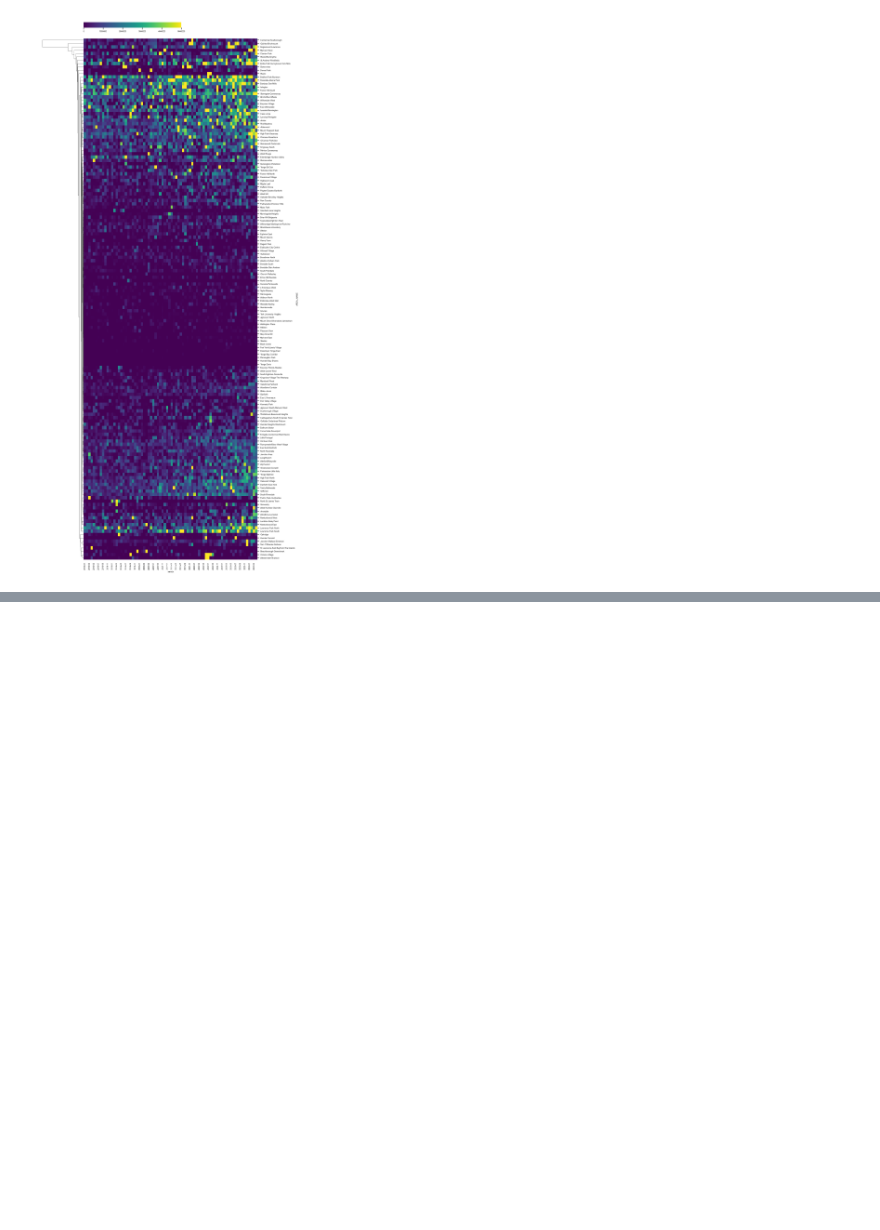
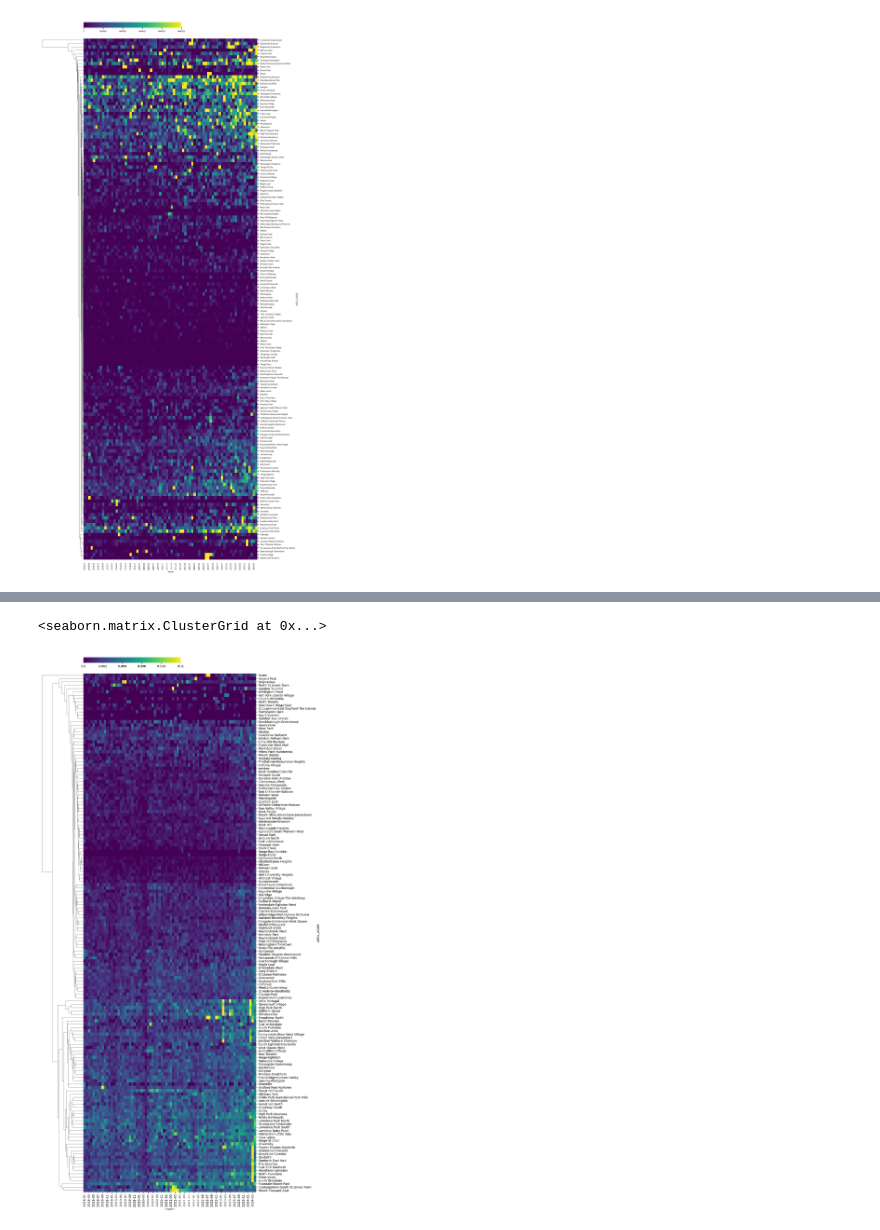
Before and after one commit to nptorres/tor-bp-project, a Jupyter notebook: scripts/eda-tor-bp.ipynb, the cells around one changed output, grey strips where cells are left out. Drawn from its saved outputs; the diff is of its cells as text; code cells hidden in the pictures; blank space fills up the shorter version.

Commit message:
add analysis for permit costs vs neighbourhood, monthly

```diff
--- a/scripts/eda-tor-bp.ipynb
+++ b/scripts/eda-tor-bp.ipynb
@@ -459,8 +459,13 @@ def clustermap(plotdata=pd.DataFrame, method:str = "weighted", cmap:str = "virid
         X_TICK_POS = [0, 10, 20, 30, 40, 50]
         X_TICK_LAB = ["0", "10", "20", "30", "40", "50+"]
     else:
-        DIFF = int(float(vmax)/5)
-        X_TICK_POS = range(0, vmax + DIFF, DIFF)
+        if vmax < 1:
+            factor = 10000.0
+            DIFF = int(float(vmax * factor)/5)
+            X_TICK_POS = [n / factor for n in range(0, int(vmax * factor) + DIFF, DIFF)]
+        else:
+            DIFF = int(float(vmax)/5)
+            X_TICK_POS = range(0, vmax + DIFF, DIFF)
         X_TICK_LAB = [str(p) for p in X_TICK_POS]
 
     CBAR_X_SHIFT = 0.2
@@ -546,0 +558,13 @@ clustermap(plotdata, vmax=5000000)
+# %%
+df_processed['permits_per_prop'] = df_processed['properties_with_permit']/df_processed['current_property_count']
+df_processed['avg_permit_value'] = df_processed['sum_est_costs']/df_processed['num_permits']
+# %%
+OLDEST_MONTH = "2018-01"
+NEWEST_MONTH = "2024-05"
+date_filter = (df_processed["month"] >= OLDEST_MONTH) & (df_processed["month"] < NEWEST_MONTH)
+plotdata = df_processed.loc[date_filter].pivot(index="AREA_NAME", columns="month", values="permits_per_prop").fillna(0)
+# %%
+clustermap(plotdata, vmax=0.01)
+# %% [output]
+<seaborn.matrix.ClusterGrid at 0x...>
+[figure, added]
```
Also changed, not shown: parts of 3 cells of this notebook.
